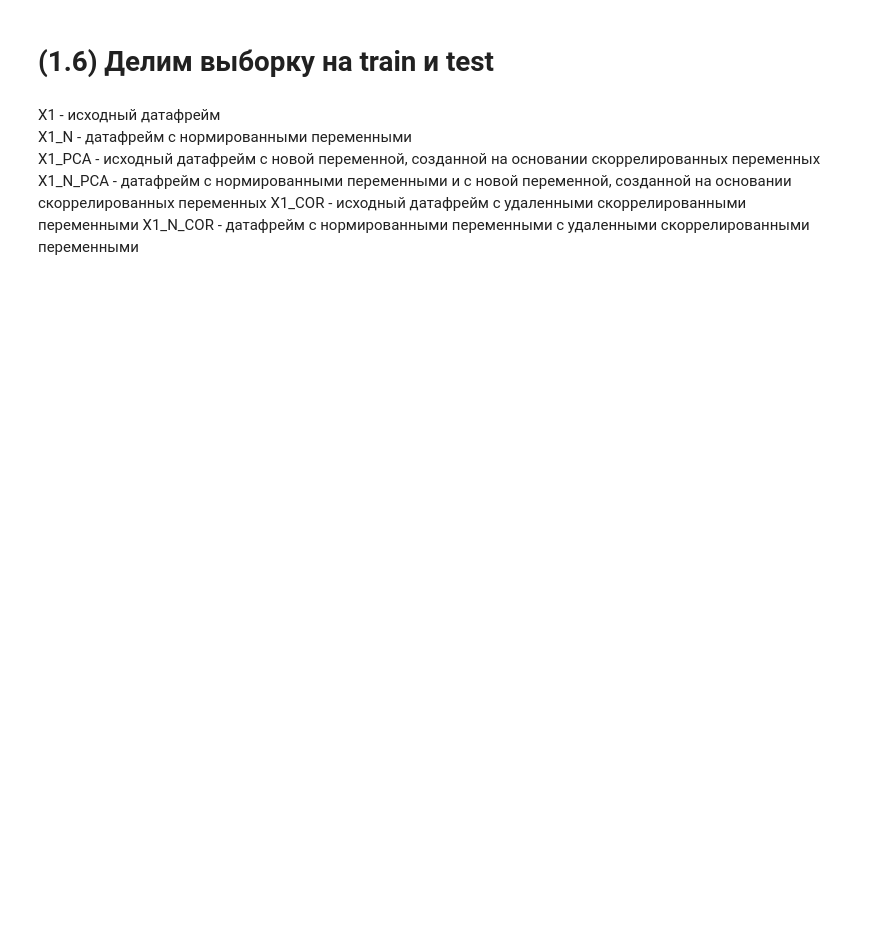
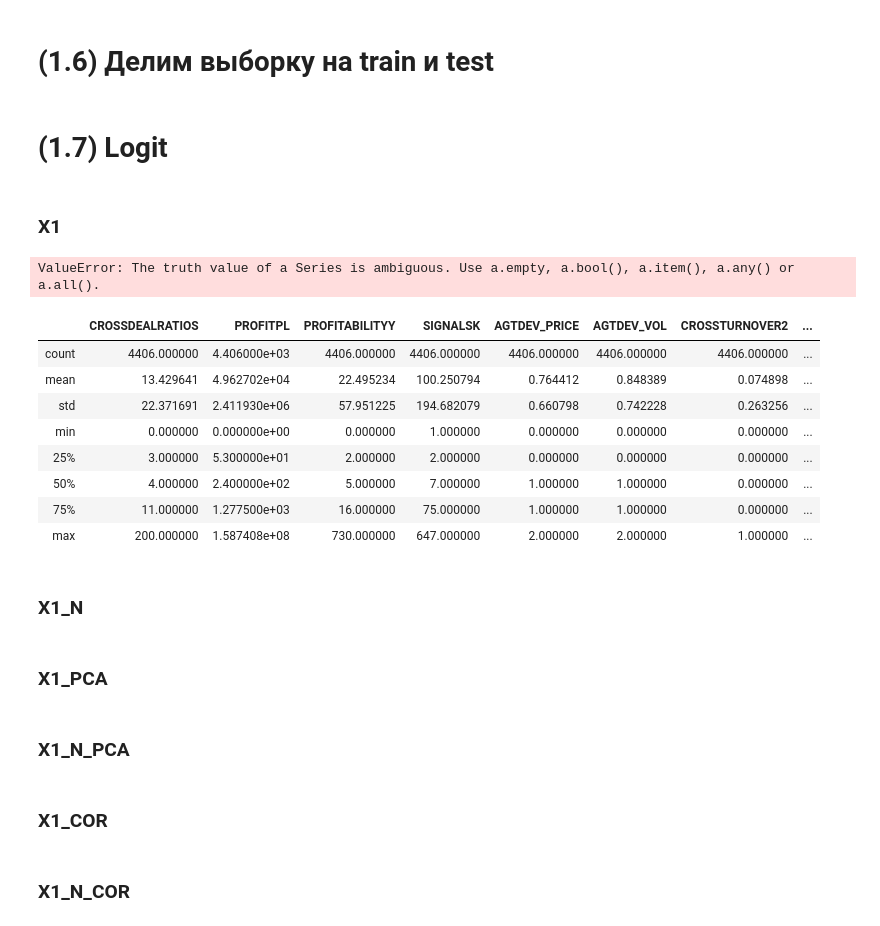
Before and after one commit to katya-luzina/noise_control, a Jupyter notebook: cross_deals.ipynb, the cells around one changed output. Drawn from its saved outputs; the diff is of its cells as text; code cells hidden in the pictures; blank space fills up the shorter version.

```diff
--- a/cross_deals.ipynb
+++ b/cross_deals.ipynb
@@ -237,13 +217,6 @@ X1_PCA = X1_PCA.drop(['NOT_NOISE'], axis=1)
 X1_N_PCA = X1_N_PCA.drop(['NOT_NOISE'], axis=1)
 X1_COR = X1_COR.drop(['NOT_NOISE'], axis=1)
 X1_N_COR = X1_N_COR.drop(['NOT_NOISE'], axis=1)
-# %% [markdown]
-X1 - исходный датафрейм
-X1_N - датафрейм с нормированными переменными
-X1_PCA - исходный датафрейм с новой переменной, созданной на основании скоррелированных переменных
-X1_N_PCA - датафрейм с нормированными переменными и с новой переменной, созданной на основании скоррелированных переменных
-X1_COR - исходный датафрейм с удаленными скоррелированными переменными
-X1_N_COR - датафрейм с нормированными переменными с удаленными скоррелированными переменными
 # %%
 # создаем из всех датафреймов тренировочную и тестовую выборку
 from sklearn.model_selection import train_test_split
@@ -254,3 +227,40 @@ x_pca_train, x_pca_test, y_train, y_test = train_test_split(X1_PCA, y1, test_siz
 x_n_pca_train, x_n_pca_test, y_n_train, y_n_test = train_test_split(X1_N_PCA, y1, test_size=0.30, random_state = 123)
 x_cor_train, x_cor_test, y_train, y_test = train_test_split(X1_COR, y1, test_size=0.30, random_state = 123)
 x_n_cor_train, x_n_cor_test, y_n_train, y_n_test = train_test_split(X1_N_COR, y1, test_size=0.30, random_state = 123)
+# %% [markdown]
+# (1.7) Logit
+# %% [markdown]
+### X1
+# %%
+# pip install mord
+import mord
+
+model = mord.LogisticAT(alpha=1)
+
+model.fit(x_train, y_train)
+
+model.predict(x_test)
+# %% [output]
+ValueError: The truth value of a Series is ambiguous. Use a.empty, a.bool(), a.item(), a.any() or a.all().
+# %%
+x_train.describe()
+# %% [output]
+|  | CROSSDEALRATIOS | PROFITPL | PROFITABILITYY | SIGNALSK | AGTDEV_PRICE | AGTDEV_VOL | CROSSTURNOVER2 | ... |
+| count | 4406.000000 | 4.406000e+03 | 4406.000000 | 4406.000000 | 4406.000000 | 4406.000000 | 4406.000000 | ... |
+| mean | 13.429641 | 4.962702e+04 | 22.495234 | 100.250794 | 0.764412 | 0.848389 | 0.074898 | ... |
+| std | 22.371691 | 2.411930e+06 | 57.951225 | 194.682079 | 0.660798 | 0.742228 | 0.263256 | ... |
+| min | 0.000000 | 0.000000e+00 | 0.000000 | 1.000000 | 0.000000 | 0.000000 | 0.000000 | ... |
+| 25% | 3.000000 | 5.300000e+01 | 2.000000 | 2.000000 | 0.000000 | 0.000000 | 0.000000 | ... |
+| 50% | 4.000000 | 2.400000e+02 | 5.000000 | 7.000000 | 1.000000 | 1.000000 | 0.000000 | ... |
+| 75% | 11.000000 | 1.277500e+03 | 16.000000 | 75.000000 | 1.000000 | 1.000000 | 0.000000 | ... |
+| max | 200.000000 | 1.587408e+08 | 730.000000 | 647.000000 | 2.000000 | 2.000000 | 1.000000 | ... |
+# %% [markdown]
+### X1_N
+# %% [markdown]
+### X1_PCA
+# %% [markdown]
+### X1_N_PCA
+# %% [markdown]
+### X1_COR
+# %% [markdown]
+### X1_N_COR
```
Also changed, not shown: parts of 18 cells of this notebook.
